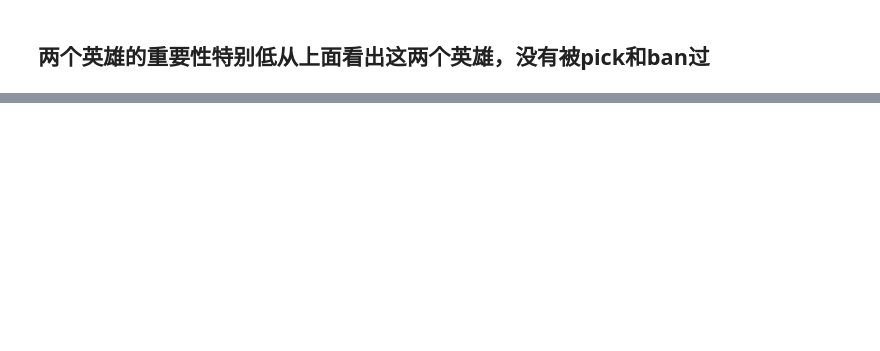
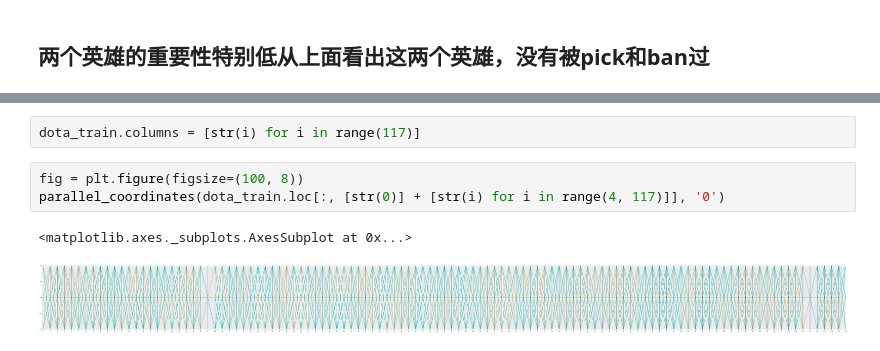
Before and after one commit to rebornwwp/LLL, a Jupyter notebook: kaggle/dota2/script/dota2.ipynb, the cells around one changed output, grey strips where cells are left out. Saved outputs shown, nothing was run; the diff lists cells and outputs as text; blank space fills up the shorter version.

```diff
--- a/kaggle/dota2/script/dota2.ipynb
+++ b/kaggle/dota2/script/dota2.ipynb
@@ -102,0 +106,8 @@ plt.scatter(X_train.columns, random_clf.feature_importances_)
+# %%
+dota_train.columns = [str(i) for i in range(117)]
+# %%
+fig = plt.figure(figsize=(100, 8))
+parallel_coordinates(dota_train.loc[:, [str(0)] + [str(i) for i in range(4, 117)]], '0')
+# %% [output]
+<matplotlib.axes._subplots.AxesSubplot at 0x...>
+[figure, added]
```
Also changed, not shown: parts of 4 cells of this notebook, 14 other files.
